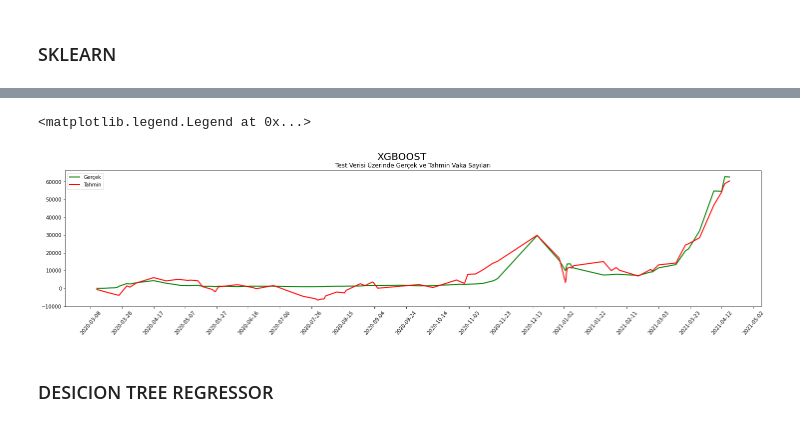
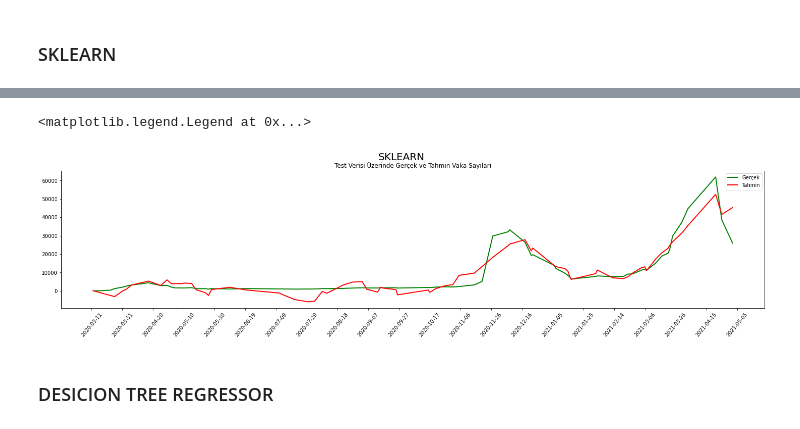
Before and after one commit to nafizcntz/Covid19-Tr-Forecasting, a Jupyter notebook: covid_tr.ipynb, the cells around one changed output, grey strips where cells are left out. Cells and saved outputs as stored; diff of their text form; code cells hidden in the pictures.

```diff
--- a/covid_tr.ipynb
+++ b/covid_tr.ipynb
@@ -763,2 +693,7 @@ MAE : 539.3917921112804
 # %%
 xgb_tahmin_df = pd.DataFrame({"Gerçek Vaka Test": y_test, "Tahmin Vaka Test": xgb_r.predict(X_test)}).sort_index()
+xgb_tahmin_df['Tarih'] = np.nan
+for i in range(len(xgb_tahmin_df)):
+    for j in range(len(df)):
+        if(xgb_tahmin_df.iloc[i].name == df.index[j]):
+            xgb_tahmin_df["Tarih"].loc[j] = df["Tarih"].loc[j]
@@ -765,6 +704,0 @@ xgb_tahmin_df = pd.DataFrame({"Gerçek Vaka Test": y_test, "Tahmin Vaka Test": x
-# %%
-xgb_tahmin_df['Tarih'] = np.nan
-for i in range(len(xgb_tahmin_df)):
-    for j in range(len(df)):
-        if(xgb_tahmin_df.iloc[i].name == df.index[j]):
-            xgb_tahmin_df["Tarih"][j] = df["Tarih"][j]
@@ -824,2 +745,7 @@ MAE : 2999.8430147098334
 # %%
 sklearn_tahmin_df = pd.DataFrame({"Gerçek Vaka Test": y_test, "Tahmin Vaka Test": sklearn_model.predict(X_test)}).sort_index()
+sklearn_tahmin_df['Tarih'] = np.nan
+for i in range(len(sklearn_tahmin_df)):
+    for j in range(len(df)):
+        if(sklearn_tahmin_df.iloc[i].name == df.index[j]):
+            sklearn_tahmin_df["Tarih"].loc[j] = df["Tarih"].loc[j]
@@ -826,6 +756,0 @@ sklearn_tahmin_df = pd.DataFrame({"Gerçek Vaka Test": y_test, "Tahmin Vaka Test
-# %%
-sklearn_tahmin_df['Tarih'] = np.nan
-for i in range(len(sklearn_tahmin_df)):
-    for j in range(len(df)):
-        if(sklearn_tahmin_df.iloc[i].name == df.index[j]):
-            sklearn_tahmin_df["Tarih"][j] = df["Tarih"][j]
@@ -858,17 +770,17 @@ sklearn_tahmin_df
 # %%
 fig, ax = plt.subplots(figsize=(25,5))
-plt.suptitle('XGBOOST', fontsize = 20)
+plt.suptitle('SKLEARN', fontsize = 20)
 plt.title("Test Verisi Üzerinde Gerçek ve Tahmin Vaka Sayıları")
 ax.xaxis.set_major_locator(dates.DayLocator(interval = 20))
 date_form = DateFormatter("%Y-%m-%d")
 ax.xaxis.set_major_formatter(date_form)
 plt.xticks(rotation = 50)
 ax.plot(sklearn_tahmin_df['Gerçek Vaka Test'],lw=2,color="#008000")
 ax.plot(sklearn_tahmin_df['Tahmin Vaka Test'],lw=2,color="#FF0000")
 ax.legend(['Gerçek','Tahmin'])
 # %% [output]
 <matplotlib.legend.Legend at 0x...>
-[figure, old version]
+[figure, new version]
 # %% [markdown]
 ### DESICION TREE REGRESSOR
 # %%
```
Also changed, not shown: parts of 93 cells of this notebook, 4 other files.
